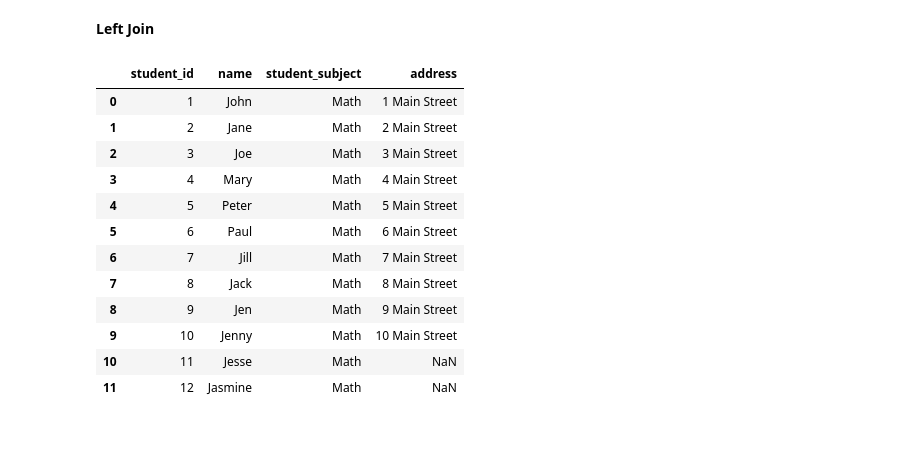
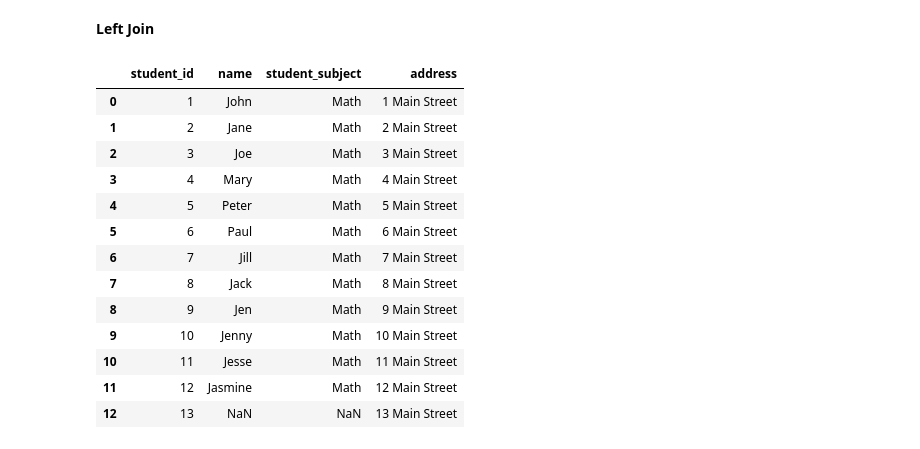
Before and after one commit to sardarahmed/2.Joining-Data-with-Pandas, a Jupyter notebook: datajoining.ipynb, the cells around one changed output. Drawn from its saved outputs; the diff is of its cells as text; code cells hidden in the pictures.

```diff
--- a/datajoining.ipynb
+++ b/datajoining.ipynb
@@ -94,8 +94,8 @@ InnerJoin.groupby('student_id')['student_marks'].sum().plot(kind='bar')
 [figure]
 # %%
 student_address = pd.DataFrame({
-    'student_id': [1, 2, 3, 4, 5, 6, 7, 8, 9, 10],
-    'address': ['1 Main Street', '2 Main Street', '3 Main Street', '4 Main Street', '5 Main Street', '6 Main Street', '7 Main Street', '8 Main Street', '9 Main Street', '10 Main Street'],
+    'student_id': [1, 2, 3, 4, 5, 6, 7, 8, 9, 10, 11, 12, 13],
+    'address': ['1 Main Street', '2 Main Street', '3 Main Street', '4 Main Street', '5 Main Street', '6 Main Street', '7 Main Street', '8 Main Street', '9 Main Street', '10 Main Street', '11 Main Street', '12 Main Street', '13 Main Street'],
 })
 # %%
 student_info.merge(student_address, on='student_id') \
@@ -115,18 +115,19 @@ student_info.merge(student_address, on='student_id') \
 # %% [markdown]
 **Left Join**
 # %%
-student_info.merge(student_address, on='student_id', how='left')
+student_info.merge(student_address, on='student_id', how='outer')
 # %% [output]
 |  | student_id | name | student_subject | address |
 | 0 | 1 | John | Math | 1 Main Street |
 | 1 | 2 | Jane | Math | 2 Main Street |
 | 2 | 3 | Joe | Math | 3 Main Street |
 | 3 | 4 | Mary | Math | 4 Main Street |
 | 4 | 5 | Peter | Math | 5 Main Street |
 | 5 | 6 | Paul | Math | 6 Main Street |
 | 6 | 7 | Jill | Math | 7 Main Street |
 | 7 | 8 | Jack | Math | 8 Main Street |
 | 8 | 9 | Jen | Math | 9 Main Street |
 | 9 | 10 | Jenny | Math | 10 Main Street |
-| 10 | 11 | Jesse | Math | NaN |
-| 11 | 12 | Jasmine | Math | NaN |
+| 10 | 11 | Jesse | Math | 11 Main Street |
+| 11 | 12 | Jasmine | Math | 12 Main Street |
+| 12 | 13 | NaN | NaN | 13 Main Street |
```
Also changed, not shown: parts of 2 cells of this notebook.
